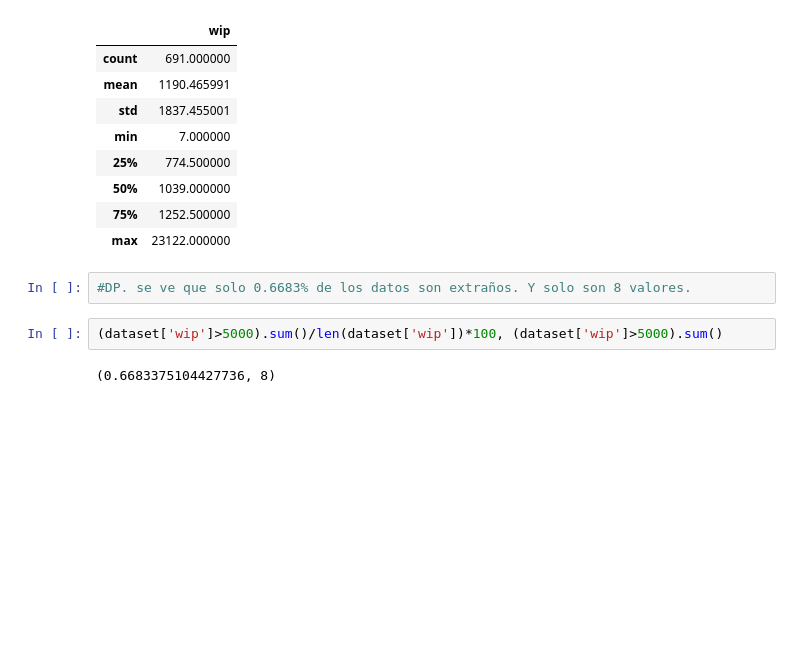
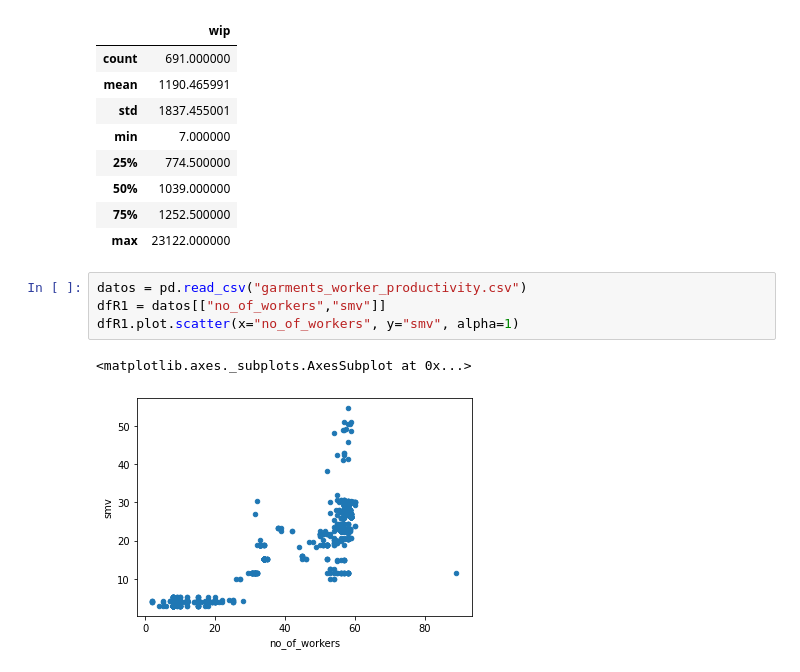
Before and after one commit to darwinpadilla/doctorado, a Jupyter notebook: Copia_de_Gartner.ipynb, the cells around one changed output. Cells and saved outputs as stored; diff of their text form; blank space fills up the shorter version.

```diff
--- a/Copia_de_Gartner.ipynb
+++ b/Copia_de_Gartner.ipynb
@@ -134,9 +132,10 @@ dfwip.describe()
 | 50% | 1039.000000 |
 | 75% | 1252.500000 |
 | max | 23122.000000 |
-# %%
-#DP. se ve que solo 0.6683% de los datos son extraños. Y solo son 8 valores.
-# %%
-(dataset['wip']>5000).sum()/len(dataset['wip'])*100, (dataset['wip']>5000).sum()
-# %% [output]
-(0.6683375104427736, 8)
+# %%
+datos = pd.read_csv("garments_worker_productivity.csv")
+dfR1 = datos[["no_of_workers","smv"]]
+dfR1.plot.scatter(x="no_of_workers", y="smv", alpha=1)
+# %% [output]
+<matplotlib.axes._subplots.AxesSubplot at 0x...>
+[figure, added]
```
Also changed, not shown: parts of 1 cell of this notebook.
